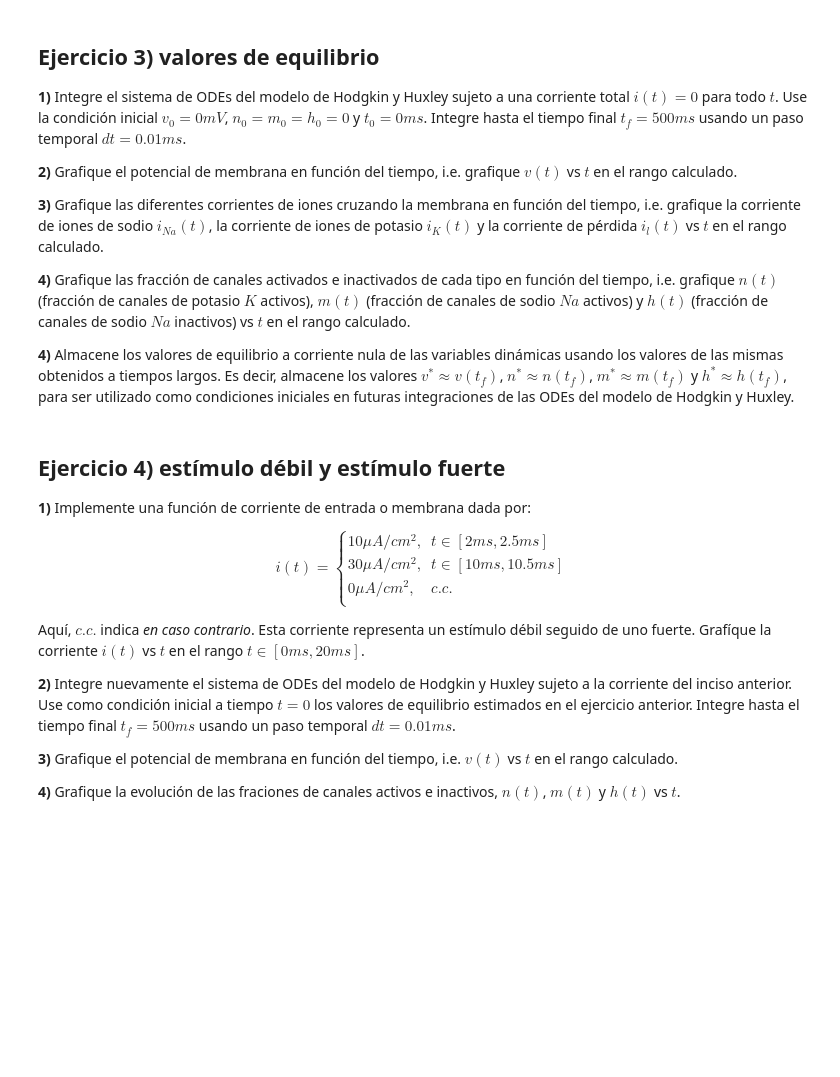
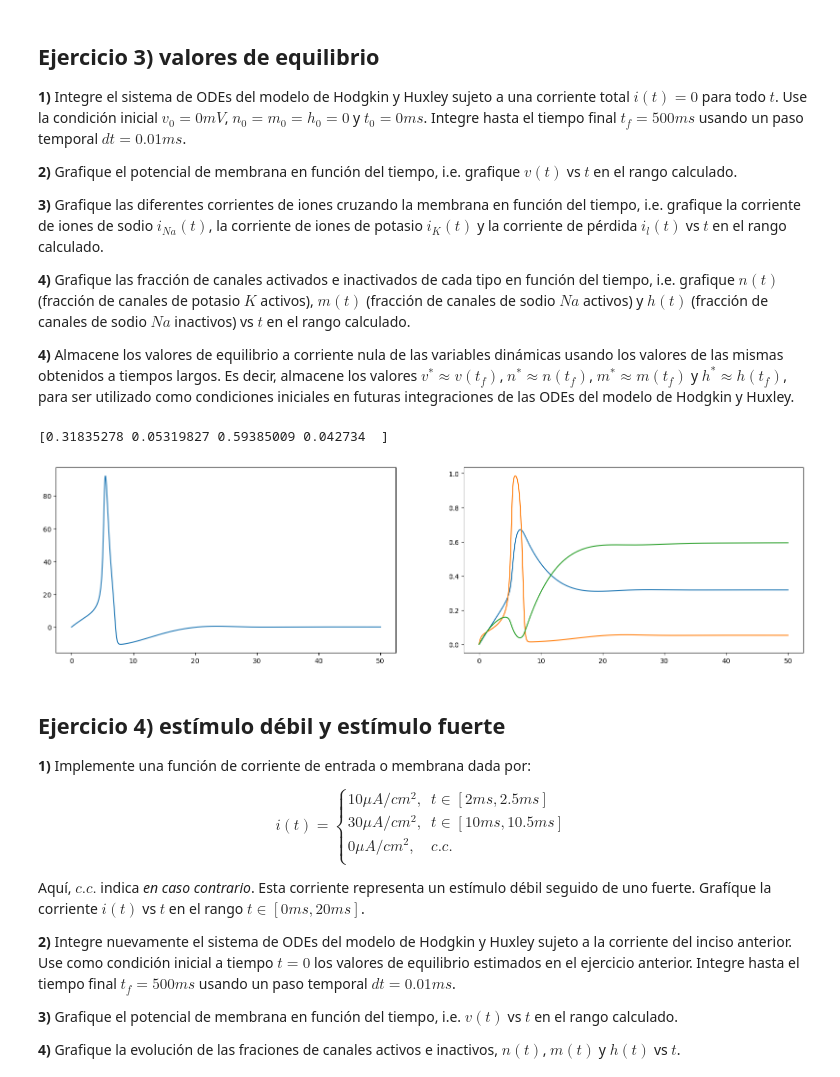
Before and after one commit to SalomoneCro/Neural-Networks, a Jupyter notebook: DifferentialEquations/Hodgkin & Huxley.ipynb, the cells around one changed output. Saved outputs shown, nothing was run; the diff lists cells and outputs as text; code cells hidden in the pictures; blank space fills up the shorter version.

```diff
--- a/DifferentialEquations/Hodgkin & Huxley.ipynb
+++ b/DifferentialEquations/Hodgkin & Huxley.ipynb
@@ -212,10 +212,10 @@ beta_n = lambda v: 0.125 * np.exp(-v / 80)
 
 #2.1
 def HH_system(X, t, p):
-    return np.array([alfa_n(X[3]) * (1 - X[0]) - beta_n(X[4])*X[0],
-                     alfa_m(X[3]) * (1 - X[1]) - beta_m(X[4])*X[1],
-                     alfa_h(X[3]) * (1 - X[2]) - beta_h(X[4])*X[2],
-                     c**(-1) * (p[0](t) - g_Na_max * X[1]**3 * X[2] * (X[4] - v_Na) - g_K_max * X[0]**4 * (X[4] - v_K) - g_l * (X[4] - v_l))])
+    return np.array([alfa_n(X[3]) * (1 - X[0]) - beta_n(X[3])*X[0],
+                     alfa_m(X[3]) * (1 - X[1]) - beta_m(X[3])*X[1],
+                     alfa_h(X[3]) * (1 - X[2]) - beta_h(X[3])*X[2],
+                     c**(-1) * (p[0](t) - g_Na_max * X[1]**3 * X[2] * (X[3] - v_Na) - g_K_max * X[0]**4 * (X[3] - v_K) - g_l * (X[3] - v_l))])
 # %%
 tao_n = lambda v: (alfa_n(v) + beta_n(v))**(-1)
 tao_m = lambda v: (alfa_m(v) + beta_m(v))**(-1)
@@ -319,3 +313,33 @@ TypeError: Runge_Kutta_Sistema() missing 3 required positional arguments: 'X0',
+# %%
+
+# 3.1)
+
+interval = [0, 50]
+
+X0 = [0, 0, 0, 0]
+
+h = 0.01
+
+p = [lambda t : 0]
+
+sols = Runge_Kutta_Sistema(HH_system, interval, X0, h, p)
+# %%
+
+fig, (ax1, ax2) = plt.subplots(ncols=2, figsize=(20,5))
+
+t = np.linspace(0, 50, len(sols[:, 0]))
+
+ax1.plot(t, sols[:, 3])
+ax2.plot(t, sols[:, 0])
+ax2.plot(t, sols[:, 1])
+ax2.plot(t, sols[:, 2])
+
+plt.plot()
+
+X0 = sols[-1]
+# %% [output]
+[0.31835278 0.05319827 0.59385009 0.042734  ]
+[figure, added]
 # %% [markdown]
 ## Ejercicio 4) estímulo débil y estímulo fuerte
 
```
Also changed, not shown: parts of 7 cells of this notebook.
